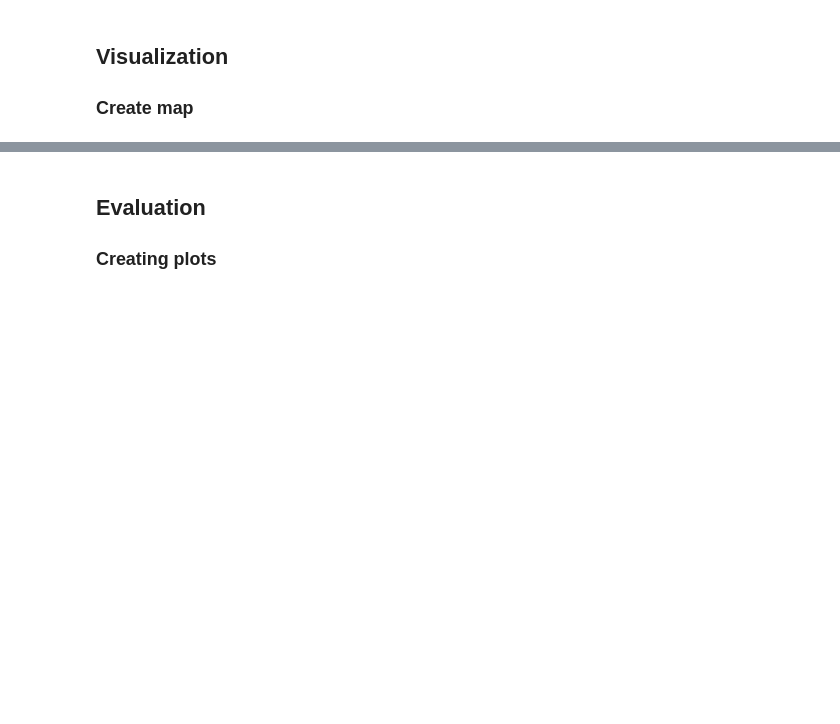
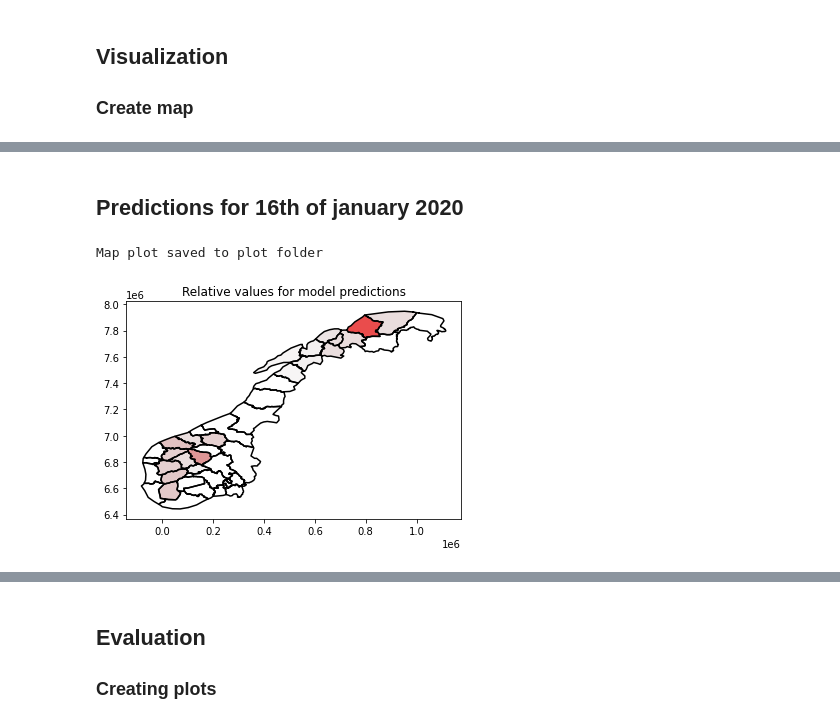
Before and after one commit to SimenHolmestad/TDT4290-Avalanche-prediction, a Jupyter notebook: Avalanche_Prediction.ipynb, the cells around one changed output, grey strips where cells are left out. Saved outputs shown, nothing was run; the diff lists cells and outputs as text; code cells hidden in the pictures; blank space fills up the shorter version.

```diff
--- a/Avalanche_Prediction.ipynb
+++ b/Avalanche_Prediction.ipynb
@@ -557,0 +553,36 @@ dummy_df.head(23)
+# %% [markdown]
+## Predictions for 16th of january 2020
+# %%
+dummy_df = pd.read_csv("resources/input_mock_data_16_of_january.csv")
+
+region_data_df = dummy_df.copy()
+region_data_df.drop("avalanche", axis=1, inplace=True)
+region_data_df.drop("region", axis=1, inplace=True)
+region_data_list = list(region_data_df.to_numpy())
+
+for i in range(len(region_data_list)):
+    region_data_list[i] = [float(value) for value in region_data_list[i]]
+
+model = keras.models.load_model('resources/model.tf')
+model_predictions = []
+for region_data in region_data_list:
+    prediction = model.predict([region_data])[0][0]
+    model_predictions.append(round(prediction, 2))
+
+region_ids = dummy_df["region"]
+
+# Create map plot
+percentage_model_predictions = [int(prediction * 100) for prediction in model_predictions]
+lowest_value = min(percentage_model_predictions)
+highest_value = max(percentage_model_predictions)
+
+number_of_values = highest_value - lowest_value
+relative_predictions = [x - lowest_value for x in percentage_model_predictions]
+forecast_map = dict(zip(region_ids, relative_predictions))
+
+plt.title("Relative values for model predictions")
+
+create_map(forecast_map, number_of_values + 1)
+# %% [output]
+Map plot saved to plot folder
+[figure, added]
```
Also changed, not shown: parts of 8 cells of this notebook, 1 other file.
